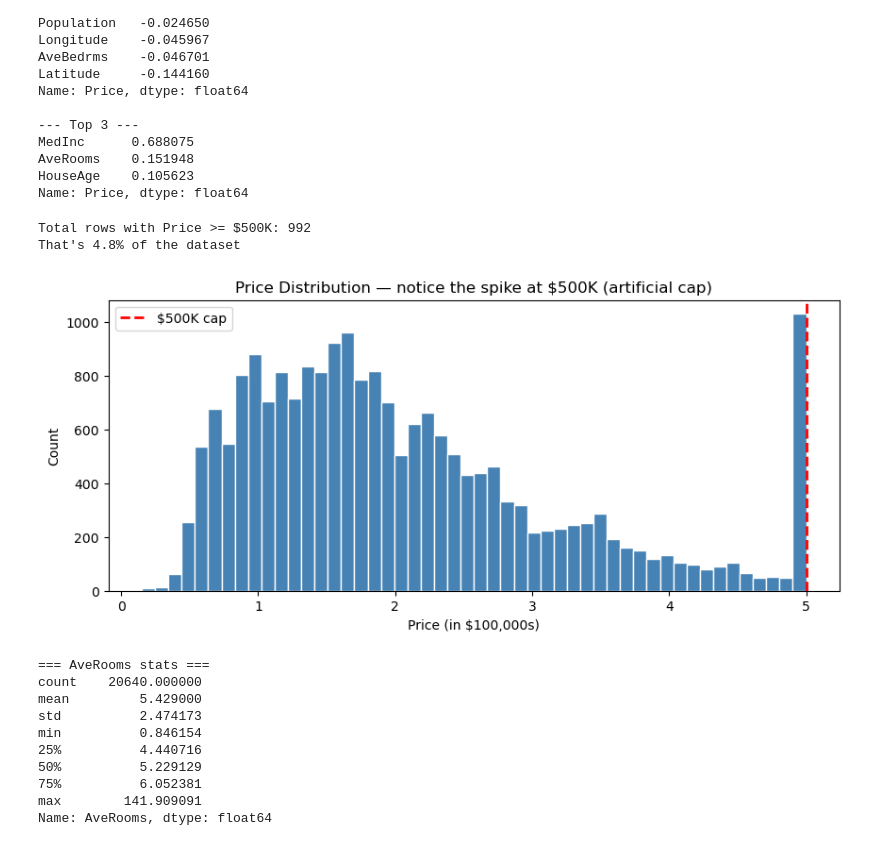
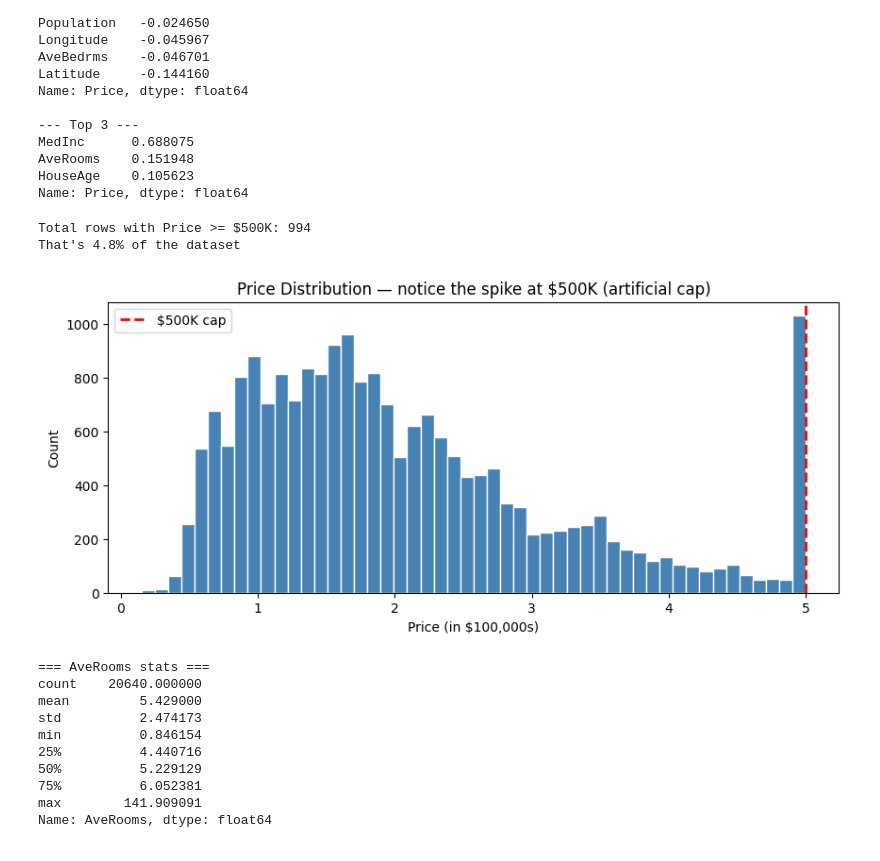
Before and after one commit to Roshan0003goud/california-housing-regression, a Jupyter notebook: notebooks/01_data_exploration.ipynb, the cells around one changed output. Saved outputs shown, nothing was run; the diff lists cells and outputs as text; code cells hidden in the pictures.

```diff
--- a/notebooks/01_data_exploration.ipynb
+++ b/notebooks/01_data_exploration.ipynb
@@ -205,24 +216,24 @@ Name: Price, dtype: float64
 # %%
 # Step 2: Investigate the $500K price cap
 # Price is in $100,000s, so 5.0 = $500,000
-capped_rows = df[df['Price'] >= 5.0]
+capped_rows = df[df['Price'] >= 4.99]
 print(f"Total rows with Price >= $500K: {len(capped_rows)}")
 print(f"That's {len(capped_rows)/len(df)*100:.1f}% of the dataset")
 print()
 
 # Visualize the cap
 plt.figure(figsize=(10, 4))
 plt.hist(df['Price'], bins=50, color='steelblue', edgecolor='white')
 plt.axvline(x=5.0, color='red', linestyle='--', linewidth=2, label='$500K cap')
 plt.xlabel('Price (in $100,000s)')
 plt.ylabel('Count')
 plt.title('Price Distribution — notice the spike at $500K (artificial cap)')
 plt.legend()
 plt.show()
 # %% [output]
-Total rows with Price >= $500K: 992
+Total rows with Price >= $500K: 994
 That's 4.8% of the dataset
-[figure, old version]
+[figure, new version]
 # %%
 # Step 3: Investigate outliers in AveRooms and AveOccup
 print("=== AveRooms stats ===")
```
Also changed, not shown: parts of 7 cells of this notebook.
